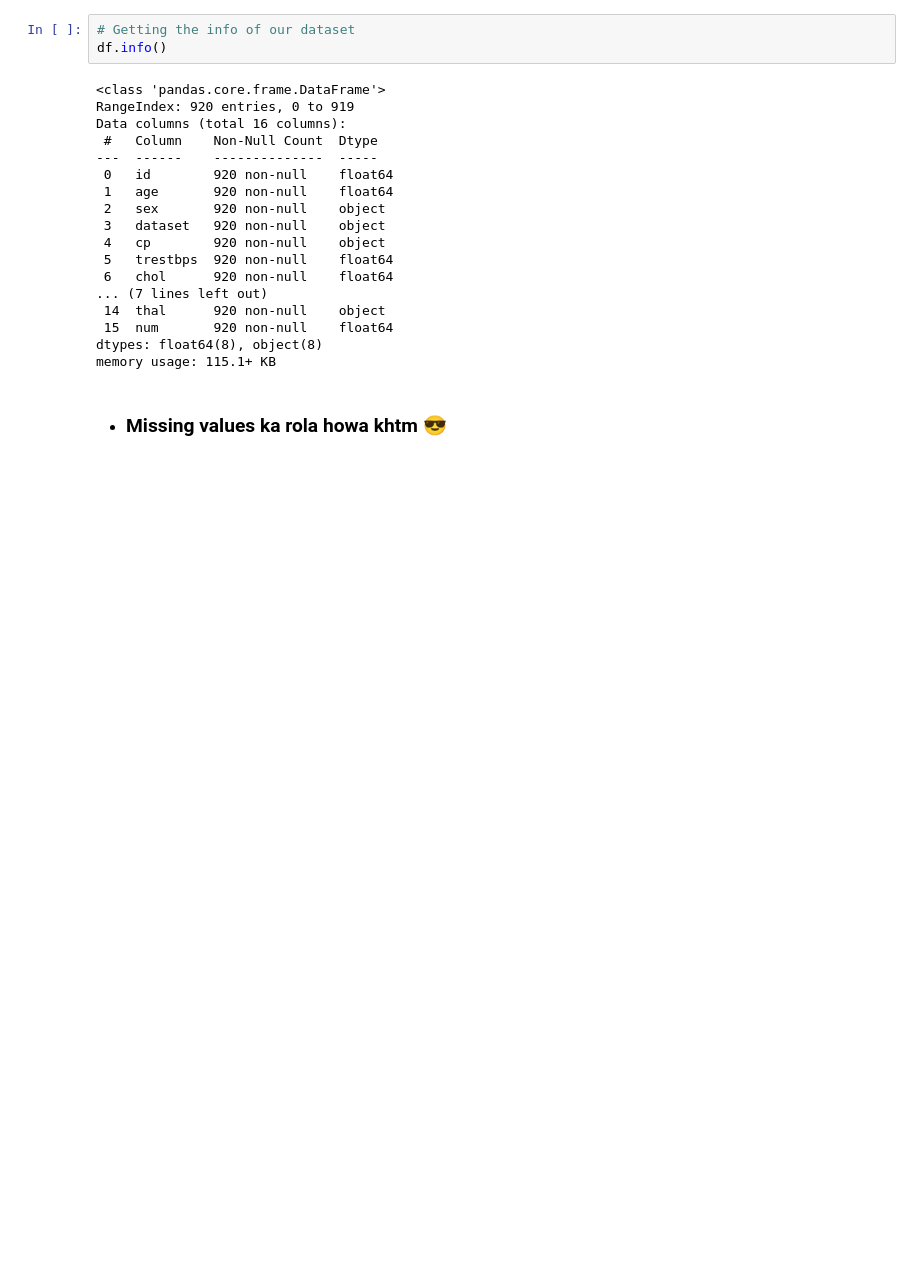
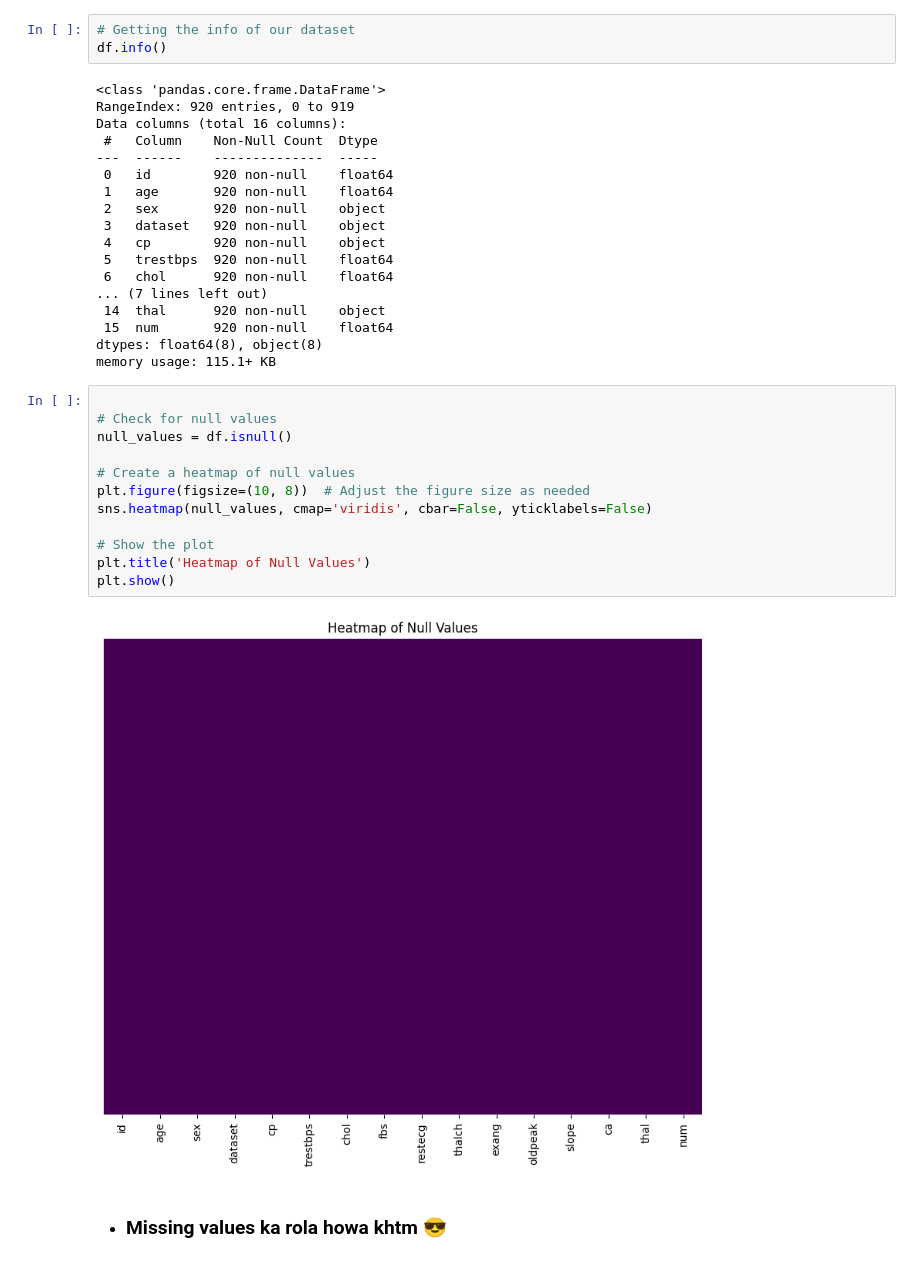
Before and after one commit to Asad15-tech/Alyz.code, a Jupyter notebook: 01_Project/Heart_Disease_Predictor/01_Heart.ipynb, the cells around one changed output. Saved outputs shown, nothing was run; the diff lists cells and outputs as text; blank space fills up the shorter version.

```diff
--- a/01_Project/Heart_Disease_Predictor/01_Heart.ipynb
+++ b/01_Project/Heart_Disease_Predictor/01_Heart.ipynb
@@ -370,6 +370,20 @@ Data columns (total 16 columns):
  15  num       920 non-null    float64
 dtypes: float64(8), object(8)
 memory usage: 115.1+ KB
+# %%
+
+# Check for null values
+null_values = df.isnull()
+
+# Create a heatmap of null values
+plt.figure(figsize=(10, 8))  # Adjust the figure size as needed
+sns.heatmap(null_values, cmap='viridis', cbar=False, yticklabels=False)
+
+# Show the plot
+plt.title('Heatmap of Null Values')
+plt.show()
+# %% [output]
+[figure, added]
 # %% [markdown]
 - ###  Missing values ka rola howa khtm 😎
 # %% [markdown]
```
Also changed, not shown: parts of 4 cells of this notebook, 2 other files.
